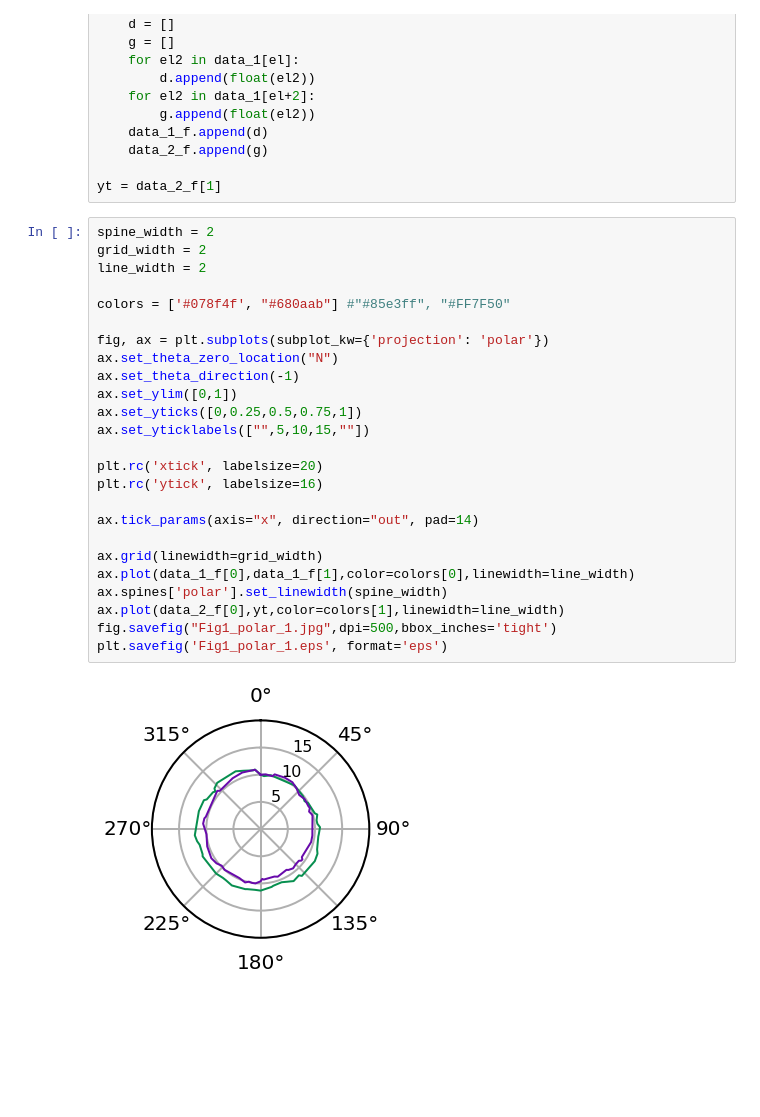
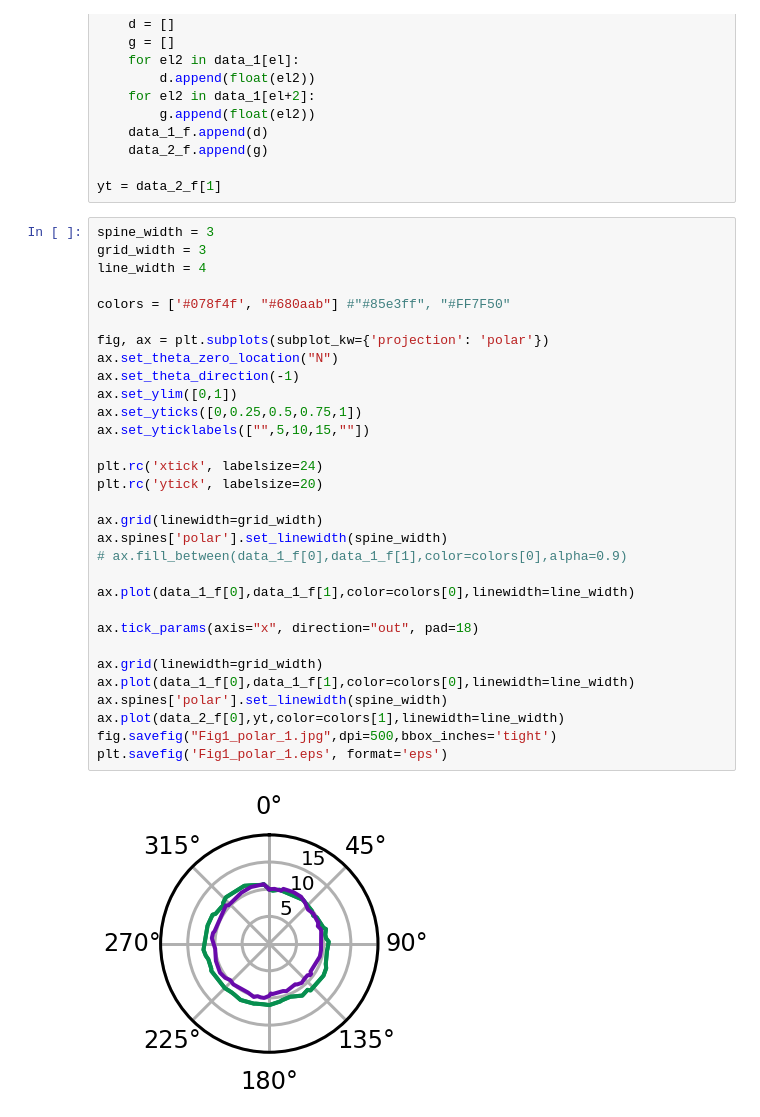
Before and after one commit to Pegahka/SocialFearConditioningProject, a Jupyter notebook: BehaviorAnalysis/PolarPlots/Fig1_Polar1.ipynb, the cells around one changed output. Saved outputs shown, nothing was run; the diff lists cells and outputs as text; blank space fills up the shorter version.

```diff
--- a/BehaviorAnalysis/PolarPlots/Fig1_Polar1.ipynb
+++ b/BehaviorAnalysis/PolarPlots/Fig1_Polar1.ipynb
@@ -21,29 +21,35 @@ for el in range(2):
 
 yt = data_2_f[1]
 # %%
-spine_width = 2
-grid_width = 2
-line_width = 2
+spine_width = 3
+grid_width = 3
+line_width = 4
 
 colors = ['#078f4f', "#680aab"] #"#85e3ff", "#FF7F50"
 
 fig, ax = plt.subplots(subplot_kw={'projection': 'polar'})
 ax.set_theta_zero_location("N")
 ax.set_theta_direction(-1)
 ax.set_ylim([0,1])
 ax.set_yticks([0,0.25,0.5,0.75,1])
 ax.set_yticklabels(["",5,10,15,""])
 
-plt.rc('xtick', labelsize=20)
-plt.rc('ytick', labelsize=16)
+plt.rc('xtick', labelsize=24)
+plt.rc('ytick', labelsize=20)
 
-ax.tick_params(axis="x", direction="out", pad=14)
+ax.grid(linewidth=grid_width)
+ax.spines['polar'].set_linewidth(spine_width)
+# ax.fill_between(data_1_f[0],data_1_f[1],color=colors[0],alpha=0.9)
+
+ax.plot(data_1_f[0],data_1_f[1],color=colors[0],linewidth=line_width)
+
+ax.tick_params(axis="x", direction="out", pad=18)
 
 ax.grid(linewidth=grid_width)
 ax.plot(data_1_f[0],data_1_f[1],color=colors[0],linewidth=line_width)
 ax.spines['polar'].set_linewidth(spine_width)
 ax.plot(data_2_f[0],yt,color=colors[1],linewidth=line_width)
 fig.savefig("Fig1_polar_1.jpg",dpi=500,bbox_inches='tight')
 plt.savefig('Fig1_polar_1.eps', format='eps')
 # %% [output]
-[figure, old version]
+[figure, new version]
```
Also changed, not shown: 3 other files.
